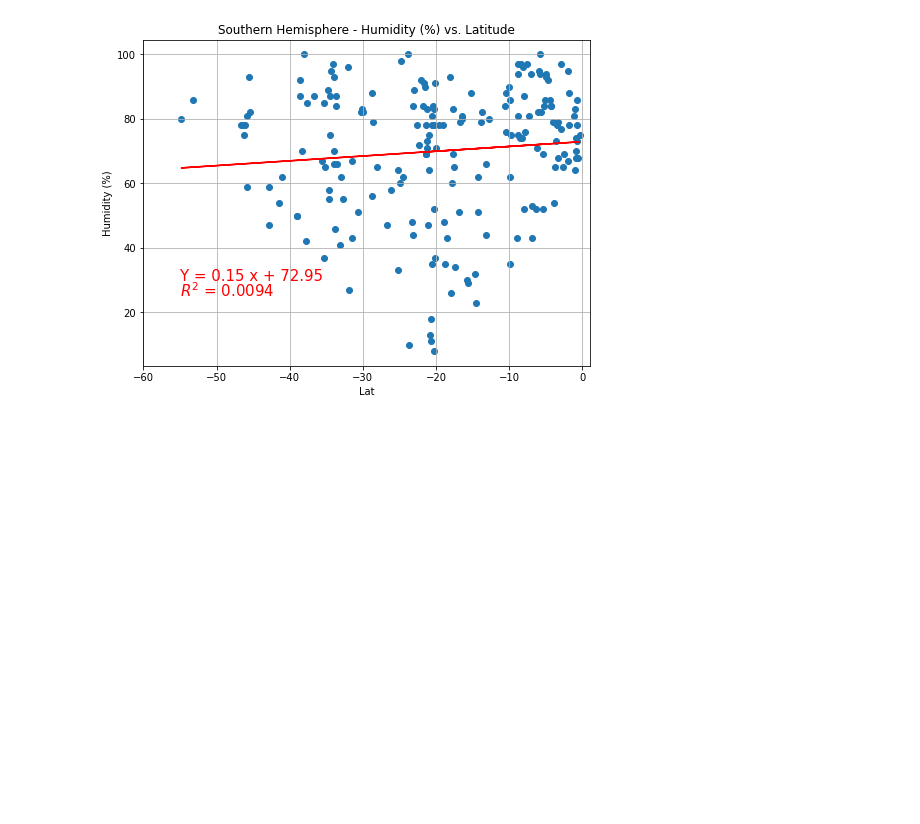
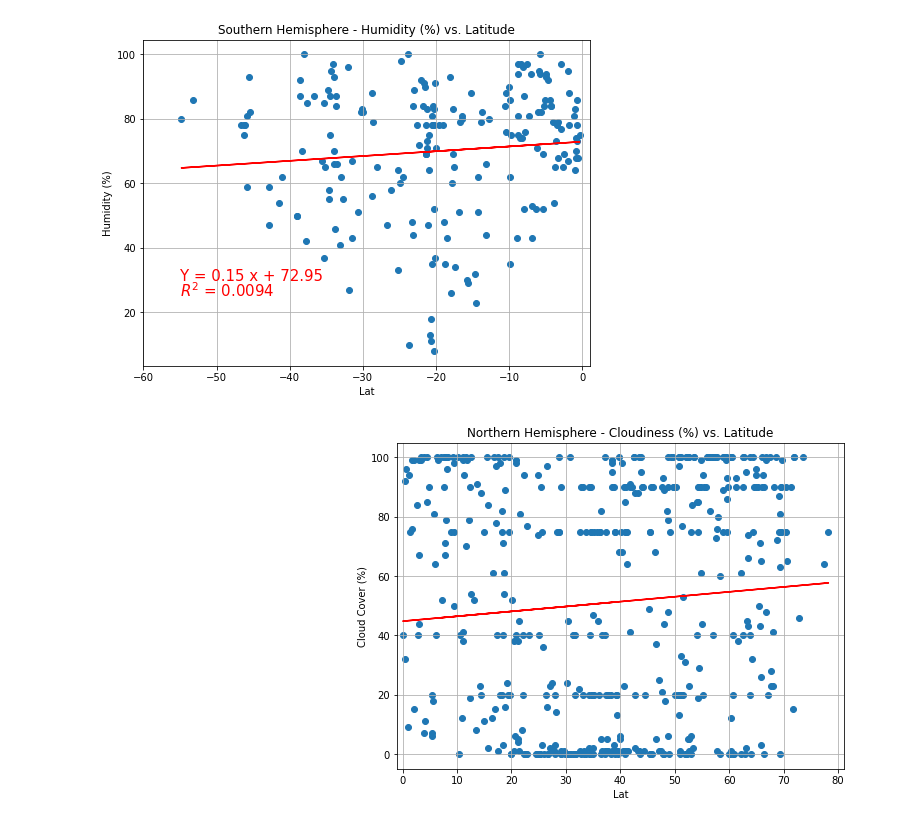
Before and after one commit to tpohl535/python-api-challenge, a Jupyter notebook: WeatherPy/WeatherPy.ipynb, the cells around one changed output. Saved outputs shown, nothing was run; the diff lists cells and outputs as text; code cells hidden in the pictures; blank space fills up the shorter version.

Commit message:
fished scatter plots

```diff
--- a/WeatherPy/WeatherPy.ipynb
+++ b/WeatherPy/WeatherPy.ipynb
@@ -247,0 +240,37 @@ plt.show()
+# %%
+# Northern Hemisphere - Cloudiness (%) vs. Latitude
+X = df.loc[df["Lat"] >= 0]["Lat"].to_frame().values
+y = df.loc[df["Lat"] >= 0]["Cloud %"]
+
+model = LinearRegression()
+model.fit(X, y)
+intercept = model.intercept_
+slope = model.coef_[0]
+r2 = model.score(X, y)
+predict = model.predict(X)
+formula = "Y = " + str(round(slope, 2)) + " x + " + str(round(intercept, 2))
+r2_str = f"$R^{2}$ = {round(r2, 4)}"
+
+plt.figure(figsize=(8, 6))
+plt.scatter(X, y)
+plt.plot(X, predict, color="r")
+plt.title("Northern Hemisphere - Cloudiness (%) vs. Latitude")
+plt.xlabel("Lat")
+plt.ylabel("Cloud Cover (%)")
+plt.annotate(
+    formula, (-55, 30), color="red", fontsize=15,
+)
+plt.annotate(
+    r2_str, (-55, 25), color="red", fontsize=15,
+)
+plt.grid()
+# plt.xticks(np.arange(0, -81, step=10))
+# plt.yticks(np.arange(0, 81, step=10))
+plt.xlim([-1, 81])
+plt.savefig(
+    "Scatter_plots/Northern Hemisphere - Cloudiness (%) vs. Latitude.png",
+    facecolor="w",
+)
+plt.show()
+# %% [output]
+[figure, added]
```
Also changed, not shown: parts of 8 cells of this notebook, 8 other files.
